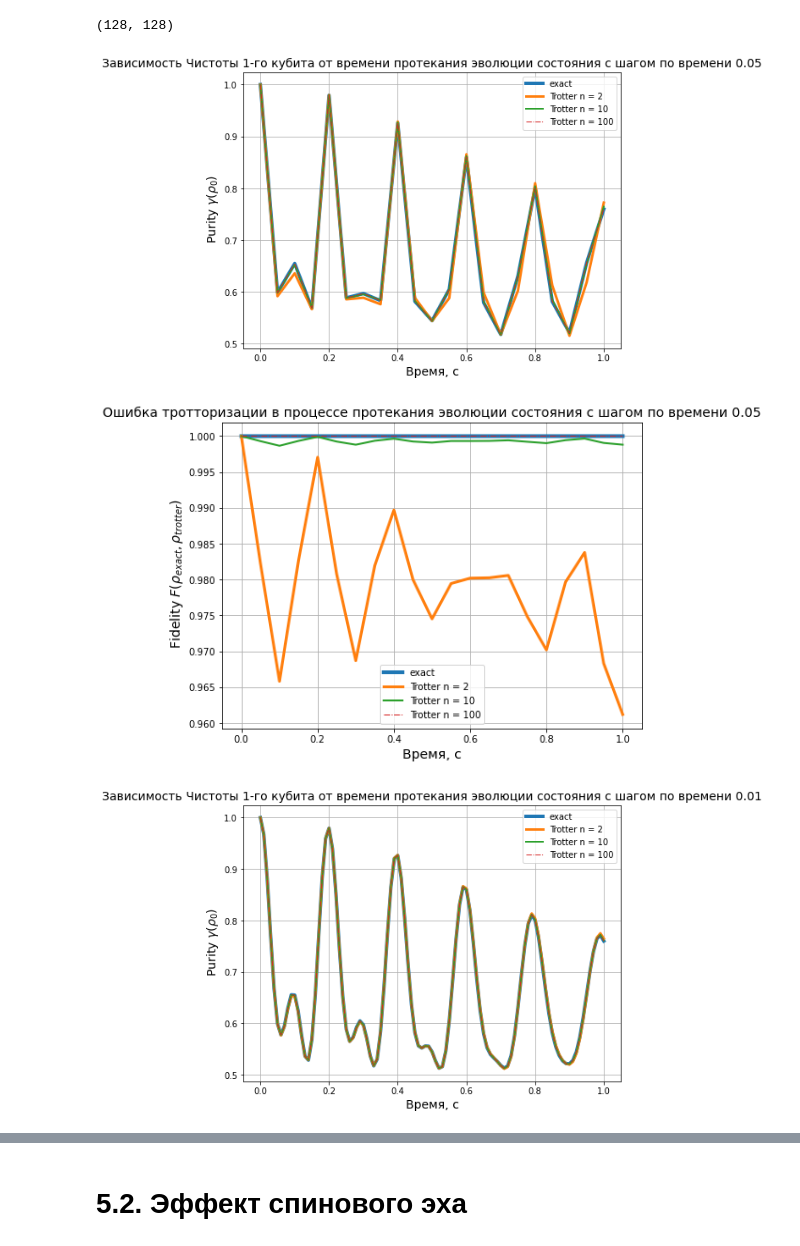
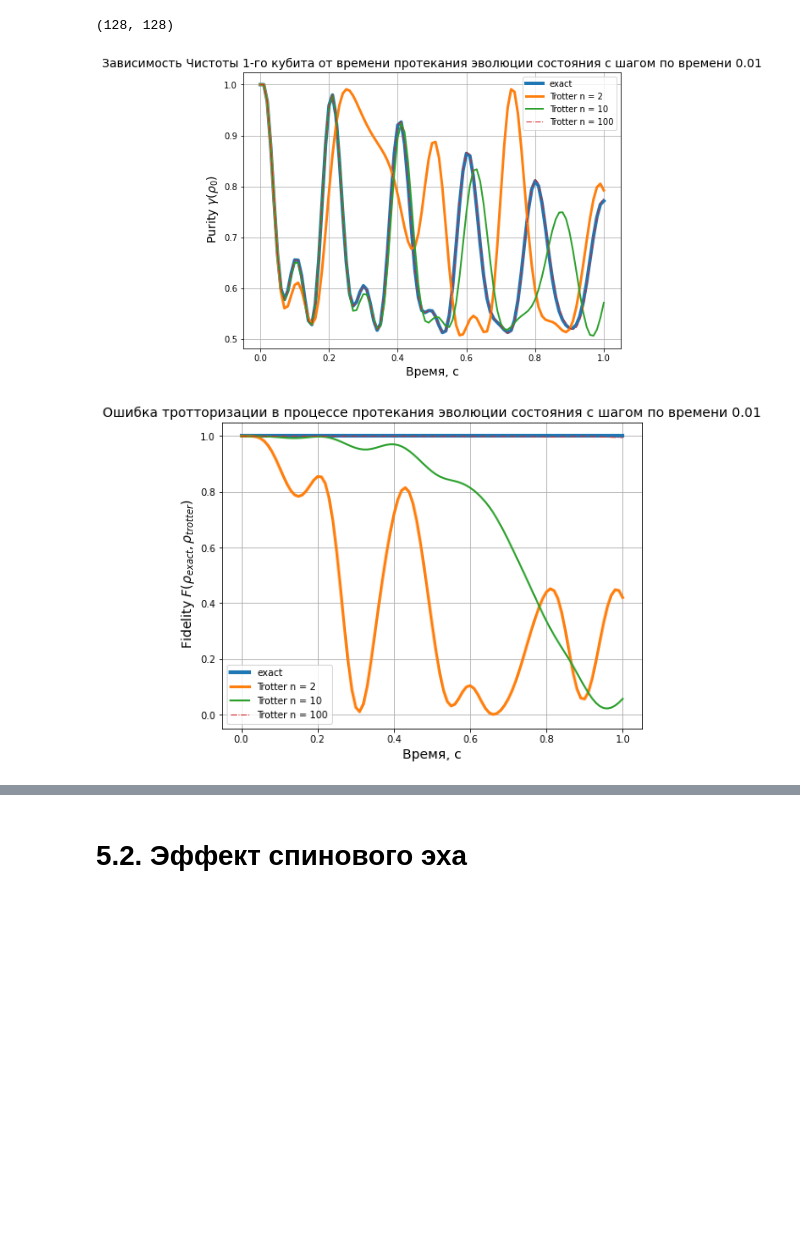
Before and after one commit to Stasononoff/MSU_Prac, a Jupyter notebook: Prac5/Prac5.ipynb, the cells around one changed output, grey strips where cells are left out. Saved outputs shown, nothing was run; the diff lists cells and outputs as text; code cells hidden in the pictures; blank space fills up the shorter version.

```diff
--- a/Prac5/Prac5.ipynb
+++ b/Prac5/Prac5.ipynb
@@ -43,11 +37,11 @@ def get_U(Ham,t,dt, Trotter = False, n = 10):
 
     U = 1
     if Trotter == False:
-        U = sLA.expm(-1j*sum(Ham())*dt)
+        U = sLA.expm(-1j*sum(Ham())*t)
 
     elif Trotter == True:
         for H in copy.deepcopy(Ham()):
-            U = np.dot(U,sLA.expm(-1j*H*dt/n))
+            U = np.dot(U,sLA.expm(-1j*H*t/n))
         U = np.linalg.matrix_power(U, n)
 
     return U
@@ -84,9 +78,8 @@ def F(rho1, rho2):
 # Эволюция состояния
 # В случае Trotter = True, расчёты проводятся через тротntризованный гамильтониан
 # В случае echo = True, в момент времени T2 X гейт действует на первый кубит состояния
-def Evolution(rho0, Ham, dt,t0 = 0, t1 = 0.5, Trotter = False, n = 10, echo = False, T2 = None):
+def Evolution(rho0, Ham, dt,t0 = 0, t1 = 0.5, Trotter = False, n = 10, echo = False, T2 = 0):
 
-    tic = 0
     t_list = []
     rho_list = []
     purity_list = []
@@ -105,22 +98,26 @@ def Evolution(rho0, Ham, dt,t0 = 0, t1 = 0.5, Trotter = False, n = 10, echo = Fa
     t = t0
 
 
-    U = get_U(Ham,t,dt, Trotter = Trotter, n = n)
+
 
     while t <= t1:
 
-        if echo == True:
-            if (t>T2) & (tic == 0):
-                print(rho.shape, X(0,n).shape)
-                rho = np.dot(np.dot(X(0,int(np.log2(len(rho)))),rho), X(0, int(np.log2(len(rho)))).conj().T)
-                tic = 1
+        U = get_U(Ham,t,dt, Trotter = Trotter, n = n)
 
+        if ((echo == True) & (t>T2)):
+            U = get_U(Ham,T2,dt, Trotter = Trotter, n = n)
+            rho1 = np.dot(np.dot(U,rho), U.conj().T)
+            rho1 = np.dot(np.dot(X(0,int(np.log2(len(rho)))),rho1), X(0, int(np.log2(len(rho)))).conj().T)
+            U = get_U(Ham,t - T2,dt, Trotter = Trotter, n = n)
+            rho1 = np.dot(np.dot(U,rho1), U.conj().T)
+
+        else:
+            rho1 = np.dot(np.dot(U,rho), U.conj().T)
 
         t += dt
-        rho = np.dot(np.dot(U,rho), U.conj().T)
         t_list.append(t)
-        rho_list.append(rho)
-        rho_A = partial_trace(rho, 1, int(np.log2(len(rho))) - 1)
+        rho_list.append(rho1)
+        rho_A = partial_trace(rho1, 1, int(np.log2(len(rho1))) - 1)
         rho_A_list.append(rho_A)
         purity_list.append(get_purity(rho_A))
 
@@ -179,7 +176,7 @@ rho_init.shape
 # %%
 # Проведём необходимые расчёты для полного преобразования и троттеризированного
 
-for dt in [0.05, 0.01]:
+for dt in [0.01]:
     t, purity, rho_list, _ = Evolution(rho_init, Ham1, dt = dt,t0 = 0, t1 = 1)
     t, purity_trotter2, rho_list2, _ = Evolution(rho_init, Ham1, dt = dt,t0 = 0, t1 = 1, Trotter = True, n = 2)
     t, purity_trotter10, rho_list10, _ = Evolution(rho_init, Ham1, dt = dt,t0 = 0, t1 = 1, Trotter = True, n = 10)
@@ -193,33 +190,32 @@ for dt in [0.05, 0.01]:
     ax.plot(t, purity_trotter100, label = r'Trotter n = 100', linewidth = 1, linestyle = '-.')
     plt.grid()
     plt.xlabel(r'Время, c', fontsize = 14)
     plt.ylabel(r' Purity $\gamma(\rho_{0})$', fontsize = 14)
     plt.legend()
     plt.show()
 
     F0 = []
     F2 = []
     F10 = []
     F100 = []
 
     for rho, rho2, rho10, rho100 in zip(rho_list, rho_list2, rho_list10, rho_list100):
         F0.append(F(rho, rho))
         F2.append(F(rho, rho2))
         F10.append(F(rho, rho10))
         F100.append(F(rho, rho100))
 
     fig, ax = plt.subplots(figsize = (8,6))
     ax.set_title(f'Ошибка тротторизации в процессе протекания эволюции состояния с шагом по времени {dt}', fontsize = 14)
     ax.plot(t, F0, label = r'exact', linewidth = 4)
     ax.plot(t, F2, label = r'Trotter n = 2', linewidth = 3)
     ax.plot(t, F10, label = r'Trotter n = 10', linewidth = 2)
     ax.plot(t, F100, label = r'Trotter n = 100', linewidth = 1, linestyle = '-.')
     plt.grid()
     plt.xlabel(r'Время, c', fontsize = 14)
     plt.ylabel(r' Fidelity $F(\rho_{exact}, \rho_{trotter} )$', fontsize = 14)
     plt.legend()
     plt.show()
 # %% [output]
-[figure, old version]
+[figure, new version]
-[figure, old version]
+[figure, new version]
-[figure, removed]
```
Also changed, not shown: parts of 7 cells of this notebook, 10 other files.
